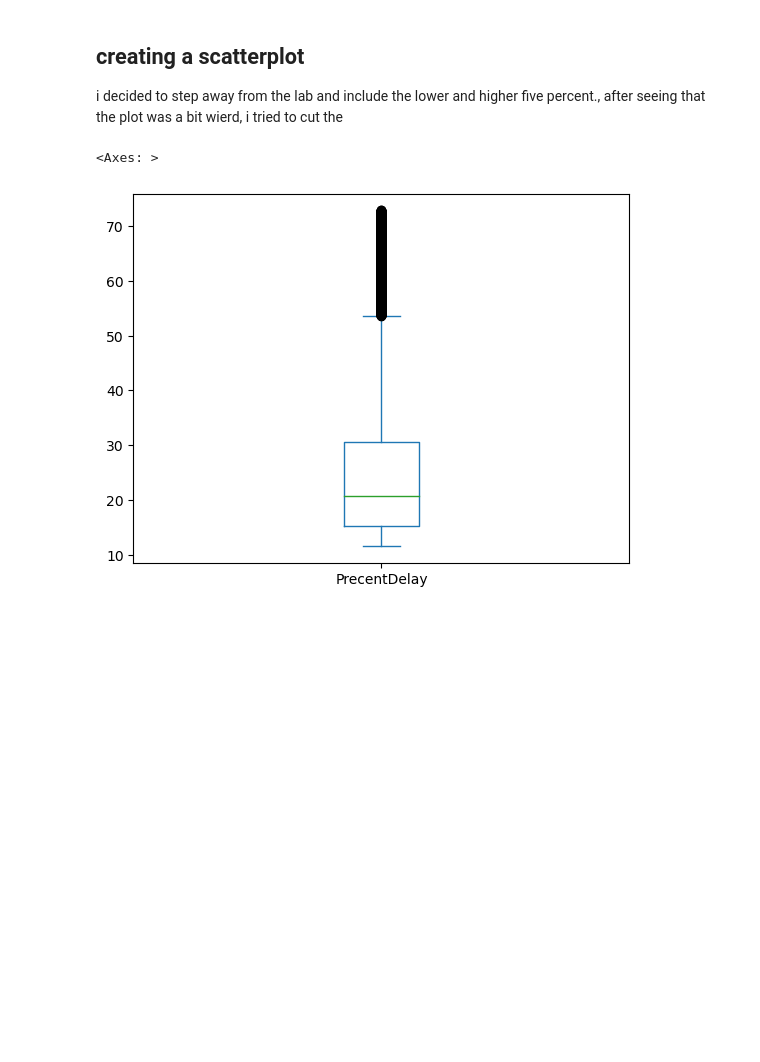
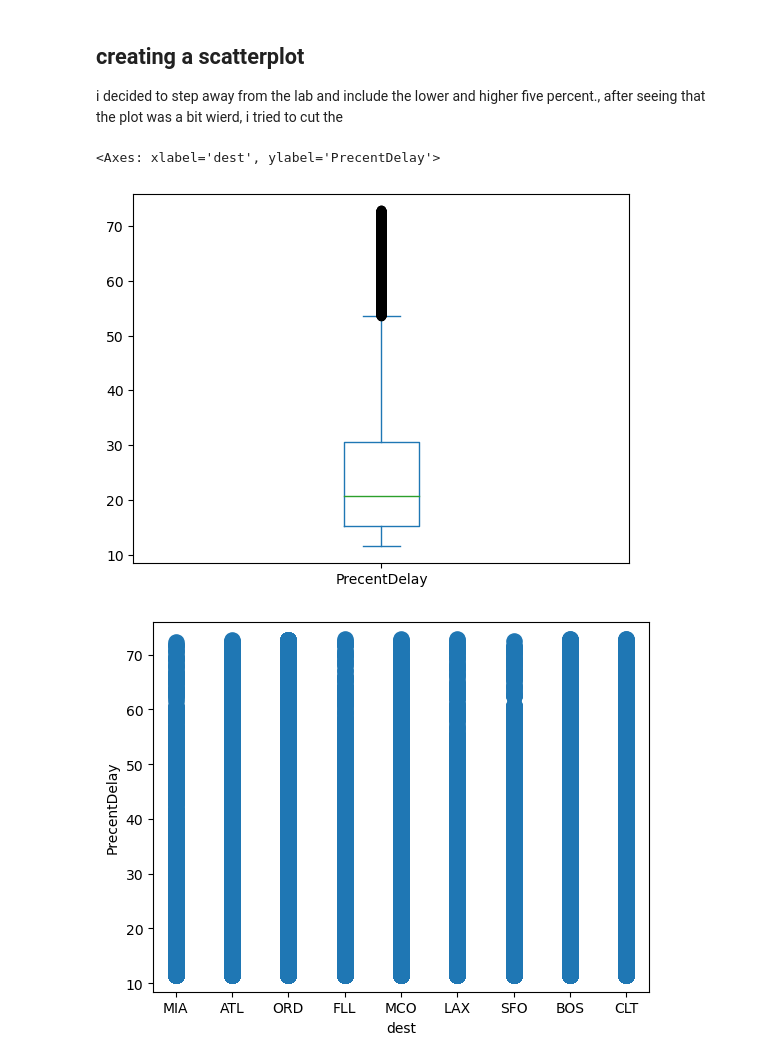
Before and after one commit to jpwiig/DAVE3625-intro-to-ai, a Jupyter notebook: lab-3/lab-3.ipynb, the cells around one changed output. Cells and saved outputs as stored; diff of their text form; code cells hidden in the pictures; blank space fills up the shorter version.

```diff
--- a/lab-3/lab-3.ipynb
+++ b/lab-3/lab-3.ipynb
@@ -114,9 +114,10 @@ def remove_outlier(df):
     return df
 # %%
 
-dfPlanes['PrecentDelay'] = remove_outlier(dfPlanes['PrecentDelay'])
-dfPlanes['PrecentDelay'].plot.box()
-#dfPlanes.plot.scatter(x = 'dest',y = 'PrecentDelay', s=120)
+dfPlanes['PrecentDelay'] = remove_outlier(dfPlanes['PrecentDelay']) #removes the outliers
+dfPlanes['PrecentDelay'].plot.box() #creates the plotbox
+dfPlanes.plot.scatter(x = 'dest',y = 'PrecentDelay', s=120) #creates a scatter plot
 # %% [output]
-<Axes: >
+<Axes: xlabel='dest', ylabel='PrecentDelay'>
 [figure]
+[figure, added]
```
Also changed, not shown: parts of 3 cells of this notebook.
